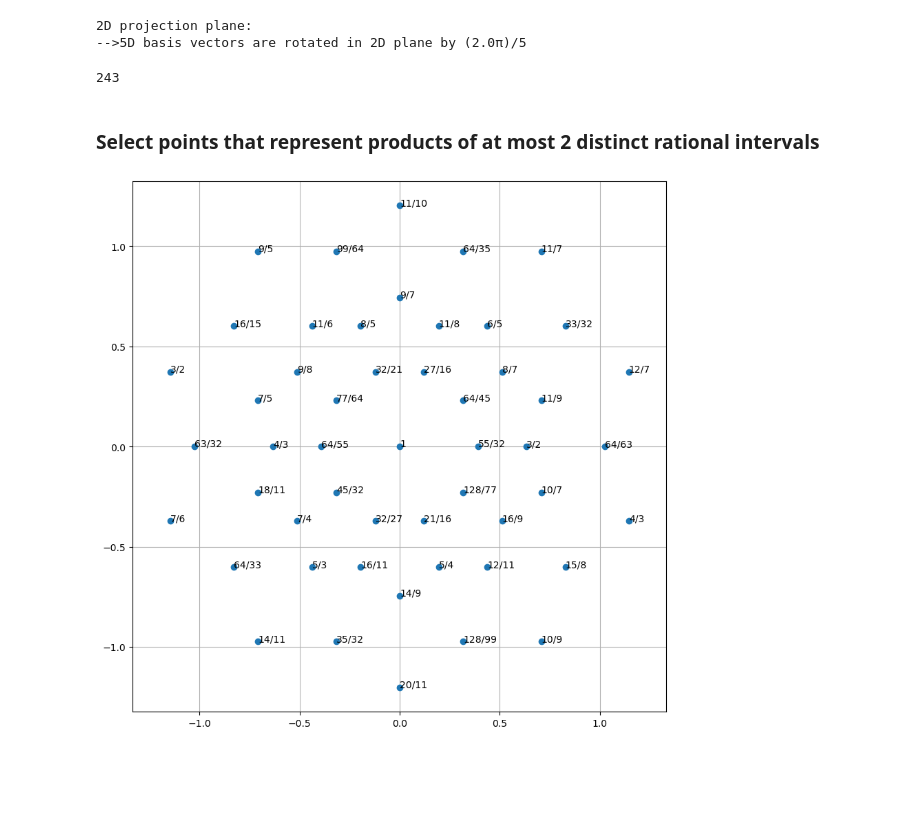
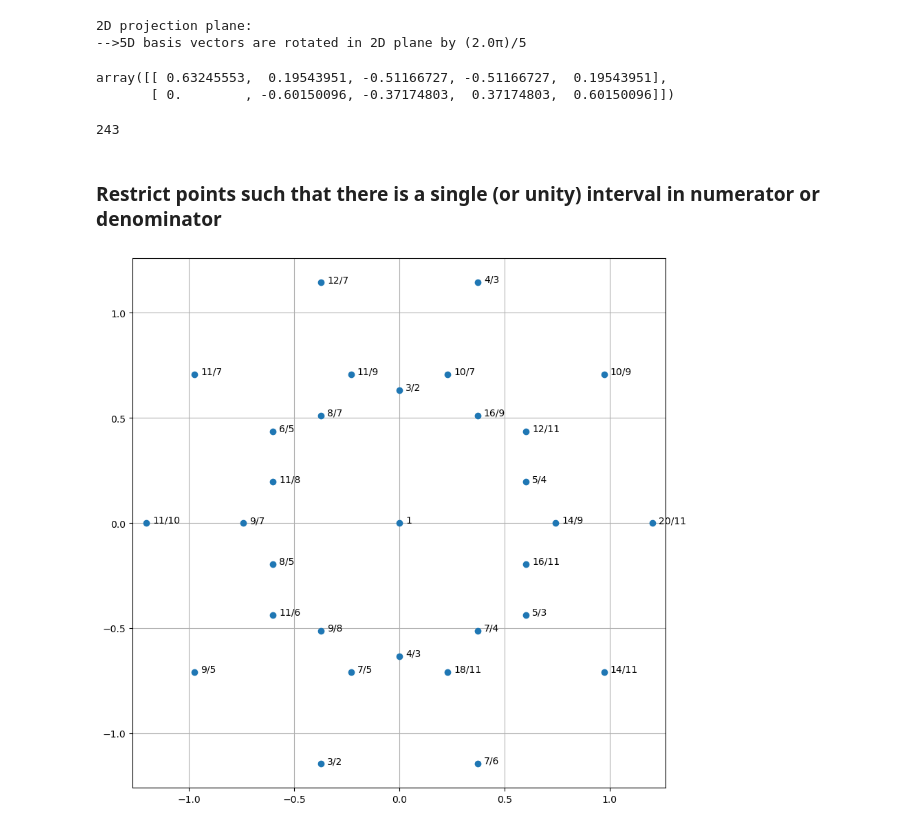
Before and after one commit to armandjbeaudoin/JI_tiling, a Jupyter notebook: hexadicDiamond.ipynb, the cells around one changed output. Saved outputs shown, nothing was run; the diff lists cells and outputs as text; code cells hidden in the pictures; blank space fills up the shorter version.

Commit message:
updated hexadic diamond notebook

```diff
--- a/hexadicDiamond.ipynb
+++ b/hexadicDiamond.ipynb
@@ -49,4 +50,9 @@ p = basis2D(eigenVectors,2,3)
 # %% [output]
 2D projection plane:
 -->5D basis vectors are rotated in 2D plane by (2.0π)/5
+# %%
+p
+# %% [output]
+array([[ 0.63245553,  0.19543951, -0.51166727, -0.51166727,  0.19543951],
+       [ 0.        , -0.60150096, -0.37174803,  0.37174803,  0.60150096]])
 # %%
@@ -69,7 +73,7 @@ for i5 in range(lo,hi):
                     z5[i,:] = np.array([i1,i2,i3,i4,i5])
                     i += 1
 # %% [markdown]
-### Select points that represent products of at most 2 distinct rational intervals
+### Restrict points such that there is a single (or unity) interval in numerator or denominator
 # %%
 pS = symbols('pS')
 
@@ -80,7 +84,7 @@ rI = np.array([3,5,7,9,11])
 
 for pt5 in z5:
 
-    if (np.count_nonzero(pt5) <= 2) and (abs(pt5).max() <= 1):
+    if (np.sum(pt5<0) < 2) and (np.sum(pt5>0) < 2):
         pS = Rational(rI[0],1)**Integer(pt5[0]) * \
             Rational(rI[1],1)**Integer(pt5[1]) * \
             Rational(rI[2],1)**Integer(pt5[2]) * \
@@ -99,17 +103,18 @@ xy_ = np.asarray(xy_)
 # %%
 fig = plt.figure(figsize=(10,10))
 ax = fig.add_subplot(111)
 
-x_ = xy_[:,0]
-y_ = xy_[:,1]
+# Rotate 90 degrees to align with Erv Wilson's Hexadic Diamond
+x_ = -xy_[:,1]
+y_ = xy_[:,0]
 
 ax.plot(x_,y_,'o')
 for i,rl in enumerate(r_):                                       # <--
-    ax.annotate(rl, xy=xy_[i,:], textcoords='data') # <--
+    ax.annotate(rl, xy=[x_[i]+0.03,y_[i]], textcoords='data') # <--
 
 ax.grid()
 plt.axis('equal')
-plt.savefig('hexadic_diamond.png')
-# plt.show()
+# plt.savefig('hexadic_diamond.png')
+plt.show()
 # %% [output]
-[figure, old version]
+[figure, new version]
```
Also changed, not shown: parts of 2 cells of this notebook, 1 other file.
